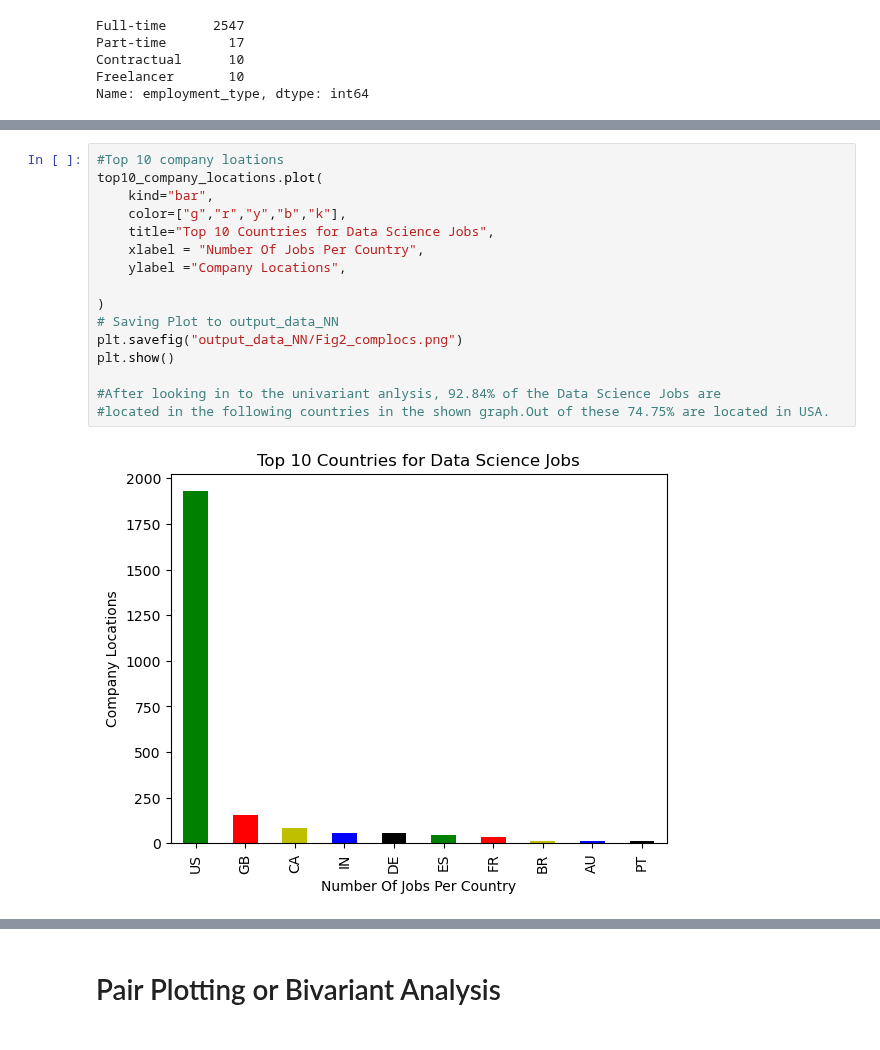
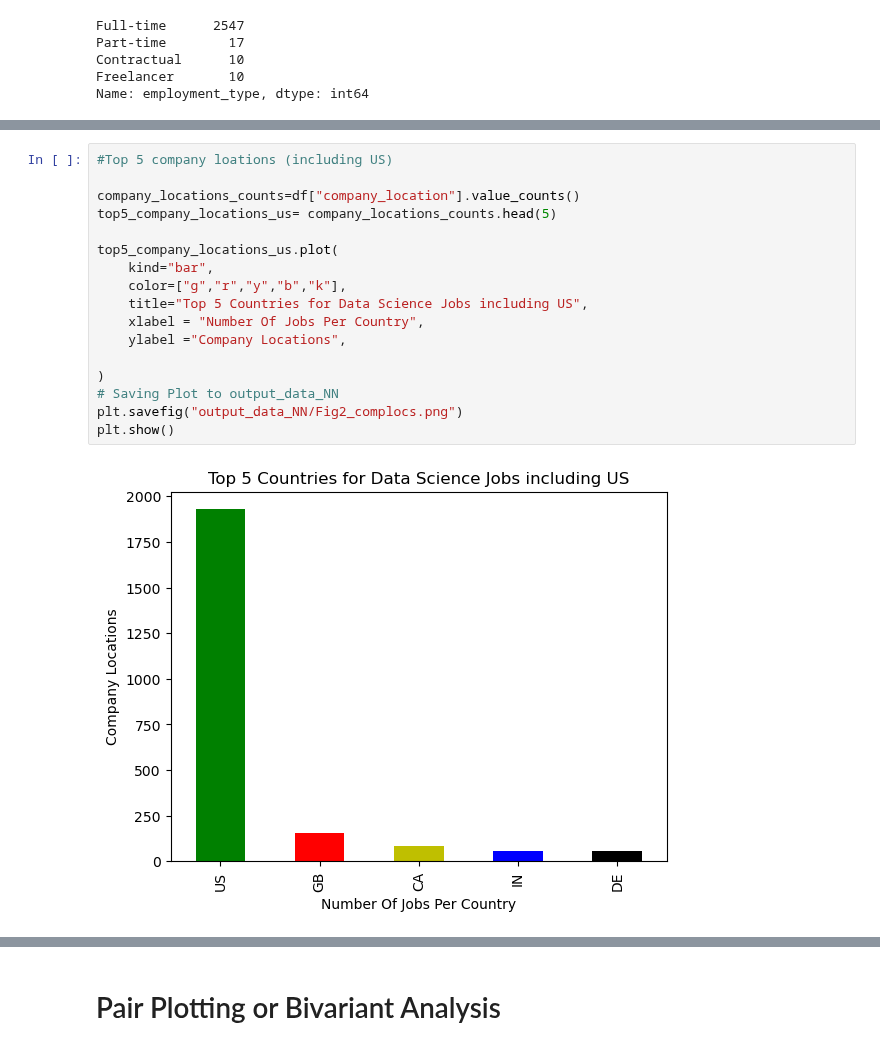
Before and after one commit to garimac12/project_acai, a Jupyter notebook: Project_NN.ipynb, the cells around one changed output, grey strips where cells are left out. Cells and saved outputs as stored; diff of their text form.

```diff
--- a/Project_NN.ipynb
+++ b/Project_NN.ipynb
@@ -150,18 +150,19 @@ top10_company_locations= company_locations_counts.head(10)
 # %%
-#Top 10 company loations
-top10_company_locations.plot(
+#Top 5 company loations (including US)
+
+company_locations_counts=df["company_location"].value_counts()
+top5_company_locations_us= company_locations_counts.head(5)
+
+top5_company_locations_us.plot(
     kind="bar",
     color=["g","r","y","b","k"],
-    title="Top 10 Countries for Data Science Jobs",
+    title="Top 5 Countries for Data Science Jobs including US",
     xlabel = "Number Of Jobs Per Country",
     ylabel ="Company Locations",
 
 )
 # Saving Plot to output_data_NN
 plt.savefig("output_data_NN/Fig2_complocs.png")
 plt.show()
-
-#After looking in to the univariant anlysis, 92.84% of the Data Science Jobs are
-#located in the following countries in the shown graph.Out of these 74.75% are located in USA.
 # %% [output]
-[figure, old version]
+[figure, new version]
```
Also changed, not shown: parts of 14 cells of this notebook.
